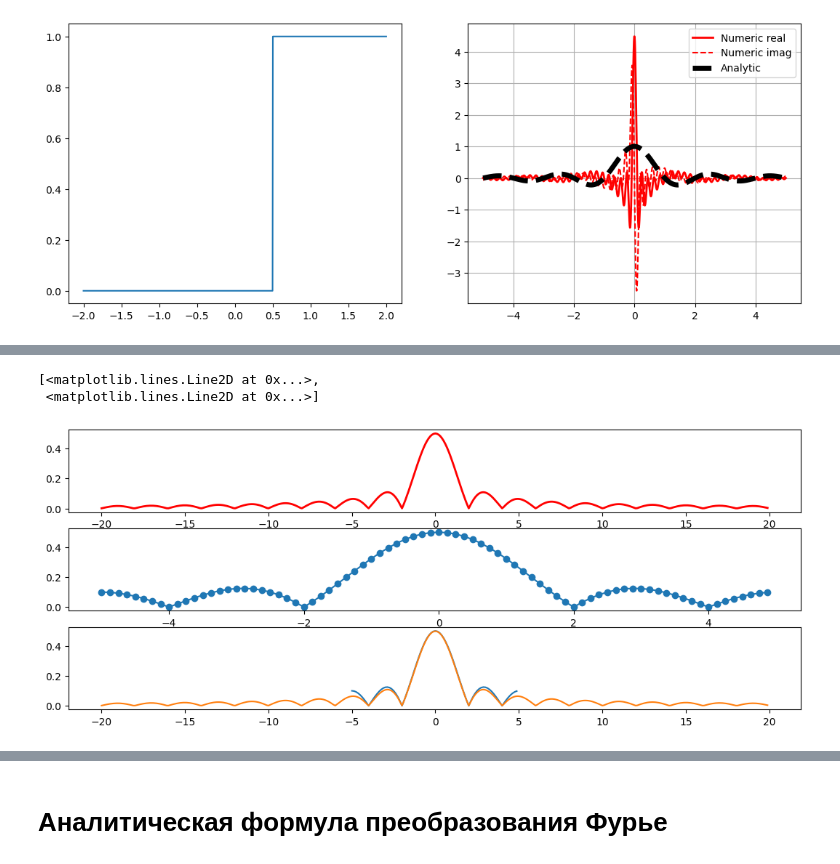
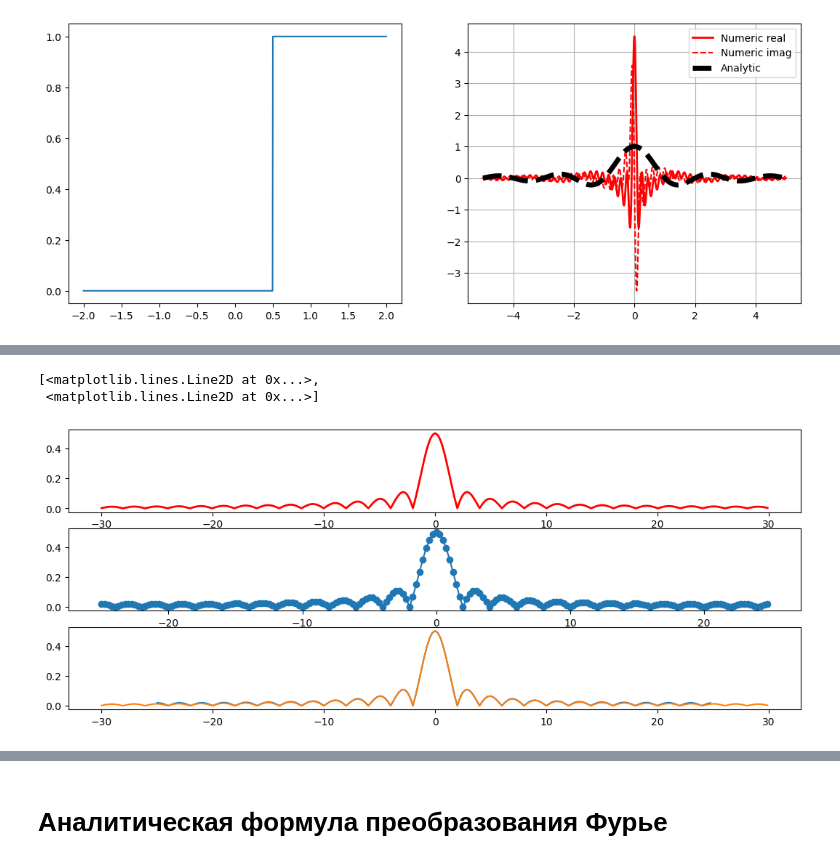
Before and after one commit to TAUforPython/wavelets, a Jupyter notebook: DFT_and_CFT.ipynb, the cells around one changed output, grey strips where cells are left out. Drawn from its saved outputs; the diff is of its cells as text; code cells hidden in the pictures.

```diff
--- a/DFT_and_CFT.ipynb
+++ b/DFT_and_CFT.ipynb
@@ -19,7 +19,7 @@ def cft(g, f):
         # Evaluate the Fourier Integral for a single frequency ff,
         # assuming the function is time-limited to abs(t)<5
 
-        result[i] = complex_quad(lambda t: g(t)*np.exp(-2j*np.pi*ff*t), -5, 5)
+        result[i] = complex_quad(lambda t: g(t)*np.exp(-1j*2*np.pi*ff*t), -5, 5)
         #result[i] = integrate.quad(lambda t: g(t)*np.exp(-2j*np.pi*ff*t), -5, 5, complex_func=True)
     return result
 
@@ -51,9 +51,10 @@ plt.show()
 [figure]
 # %%
 g = lambda t: (rect(t) - rect(t-0.5)) #* np.exp(-t*t)  # define the function
-t0 = 4
-f_full = np.arange(-20, 20, 0.1)
-t_full = np.linspace(-t0, t0, 1000)
+f0 = 30
+t0 = 2
+f_full = np.arange(-f0, f0, 0.1)
+t_full = np.linspace(-t0, t0, 100)
 G_exact = cft(g, f_full)  # calculate Fourier Transform of the function
 
 fig, axs = plt.subplots(1,2,figsize=(13,5))
@@ -74,12 +77,13 @@ def compareCFTandDFT(Fs):
 # %%
-Fs = 10
+Fs = 50
+
 (G_approx, f) = compareCFTandDFT(Fs=Fs)
 
 fig, axs = plt.subplots(3,1,figsize=(13,5))
 axs[0].plot(f_full, abs(G_exact), 'r-', lw=2)
 axs[1].plot(f, abs(G_approx), 'o-')
 axs[2].plot(f, abs(G_approx),f_full,abs(G_exact))
 # %% [output]
 [<matplotlib.lines.Line2D at 0x...>,
  <matplotlib.lines.Line2D at 0x...>]
-[figure, old version]
+[figure, new version]
```
Also changed, not shown: parts of 15 cells of this notebook.
